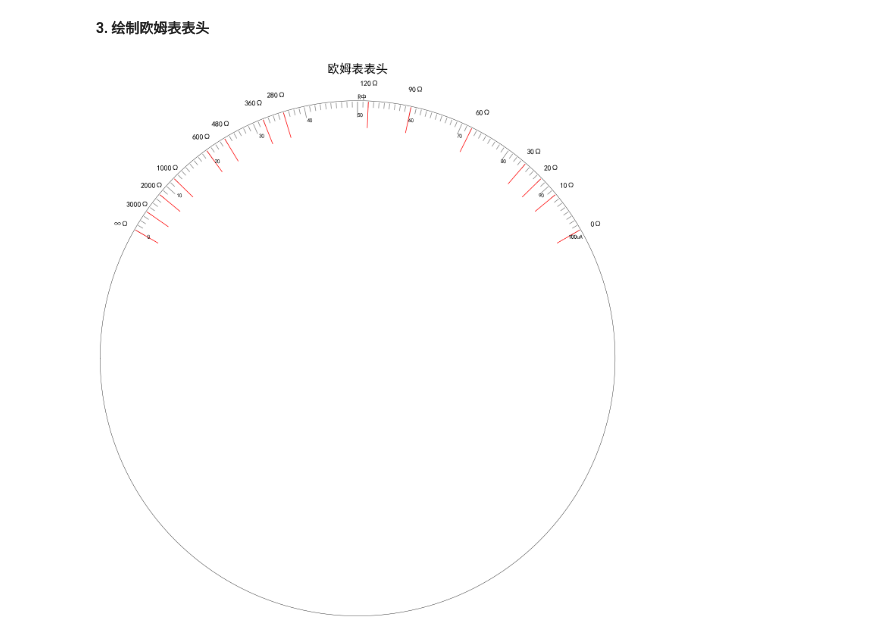
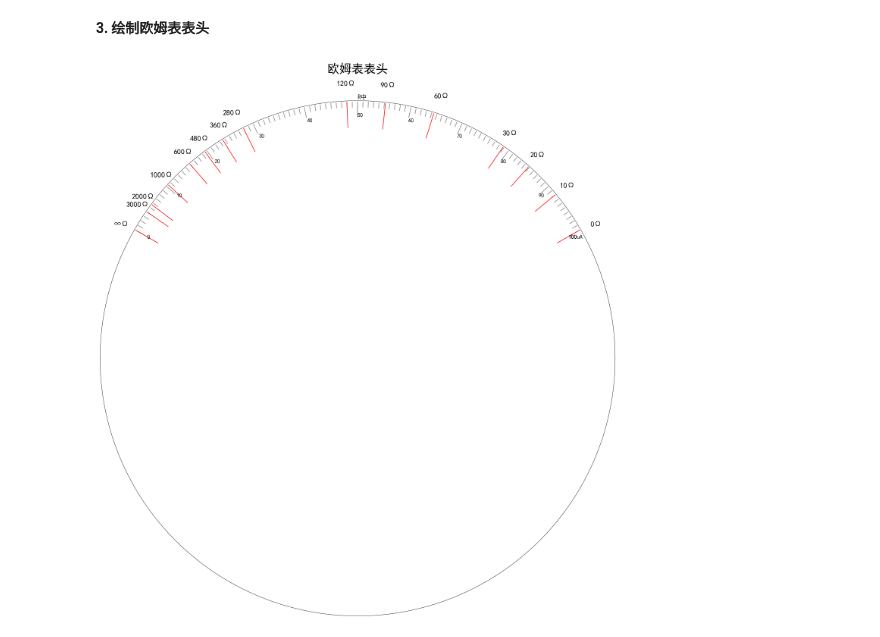
Before and after one commit to HEUOpenResource/heu-icicles, a Jupyter notebook: 大学物理实验/数据处理工具/6电表的改装-绘制欧姆表头.ipynb, the cells around one changed output. Drawn from its saved outputs; the diff is of its cells as text; code cells hidden in the pictures.

```diff
--- a/大学物理实验/数据处理工具/6电表的改装-绘制欧姆表头.ipynb
+++ b/大学物理实验/数据处理工具/6电表的改装-绘制欧姆表头.ipynb
@@ -26,11 +26,14 @@ plt.rcParams["axes.unicode_minus"] = False  # 显示负号
 # %% [markdown]
 **2. 数据代入区**
 # %%
-resistances = [0, 10, 20, 30, 60, 90, 120, 280, 360, 480, 600, 1000, 2000, 3000, "∞"]
-ticks = [25, 23, 22, 21, 18, 15, 13, 9, 8, 6, 5, 3, 2, 1, 0]
+resistances = [0, 10, 20, 30, 60, 90, 120, 280, 360, 480, 600, 1000, 2000, 3000]
+ticks = [25, 23, 21.2, 19.7, 16.1, 13.8, 12.0, 7, 5.9, 4.9, 4, 2.6, 1.4, 1]
 # %% [markdown]
 **3. 绘制欧姆表表头**
 # %%
+resistances += ["∞"]
+ticks += [0]
+
 # 设置画布
 fig, ax = plt.subplots(figsize=(25, 25), subplot_kw={"projection": "polar"})
 
@@ -60,31 +63,31 @@ for angle, tick in zip(hundred_angles, hundred_ticks):
 # 绘制刻度线
 for angle, tick in zip(angles, ticks):
     ax.plot([angle, angle], [0.9, 1], color="red")
     if angle < np.pi / 3:
         alignment = "left"
     elif angle > 2 * np.pi / 3:
         alignment = "right"
     else:
         alignment = "center"
     ax.text(
         angle,
         1.1,
         f"\n\n{resistances[ticks.index(tick)]}Ω",
         horizontalalignment=alignment,
         verticalalignment="center",
         fontsize=20,
     )
 
 # 去除默认的极坐标网格和标签
 ax.grid(False)
 ax.set_yticklabels([])
 ax.set_xticklabels([])
 
 # 设置极坐标起始角度
 ax.set_theta_zero_location("W")
 ax.set_theta_direction(-1)
 
 ax.set_title("欧姆表表头", fontsize=32, fontweight="bold", color="black")
 plt.show()
 # %% [output]
-[figure, old version]
+[figure, new version]
```
Also changed, not shown: 1 other file.
